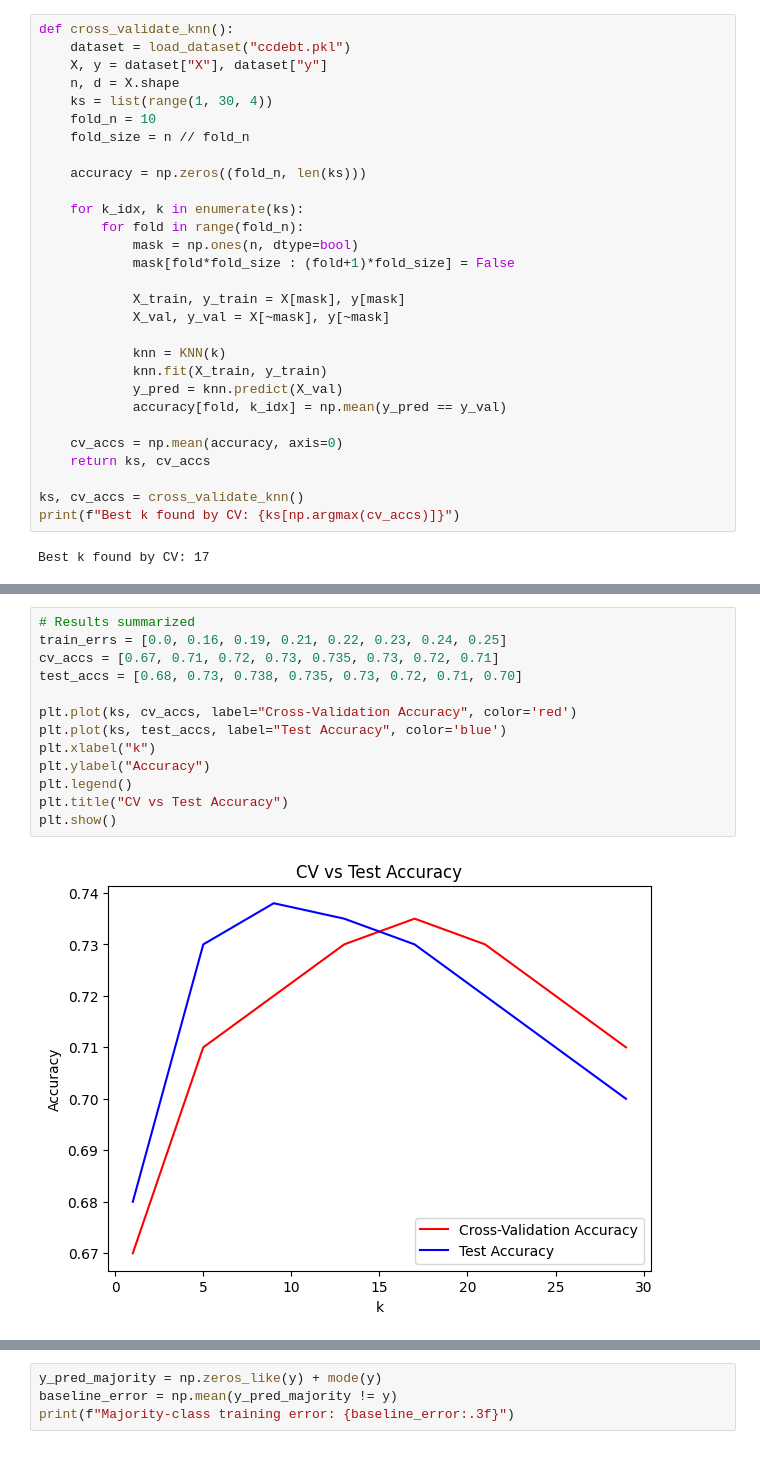
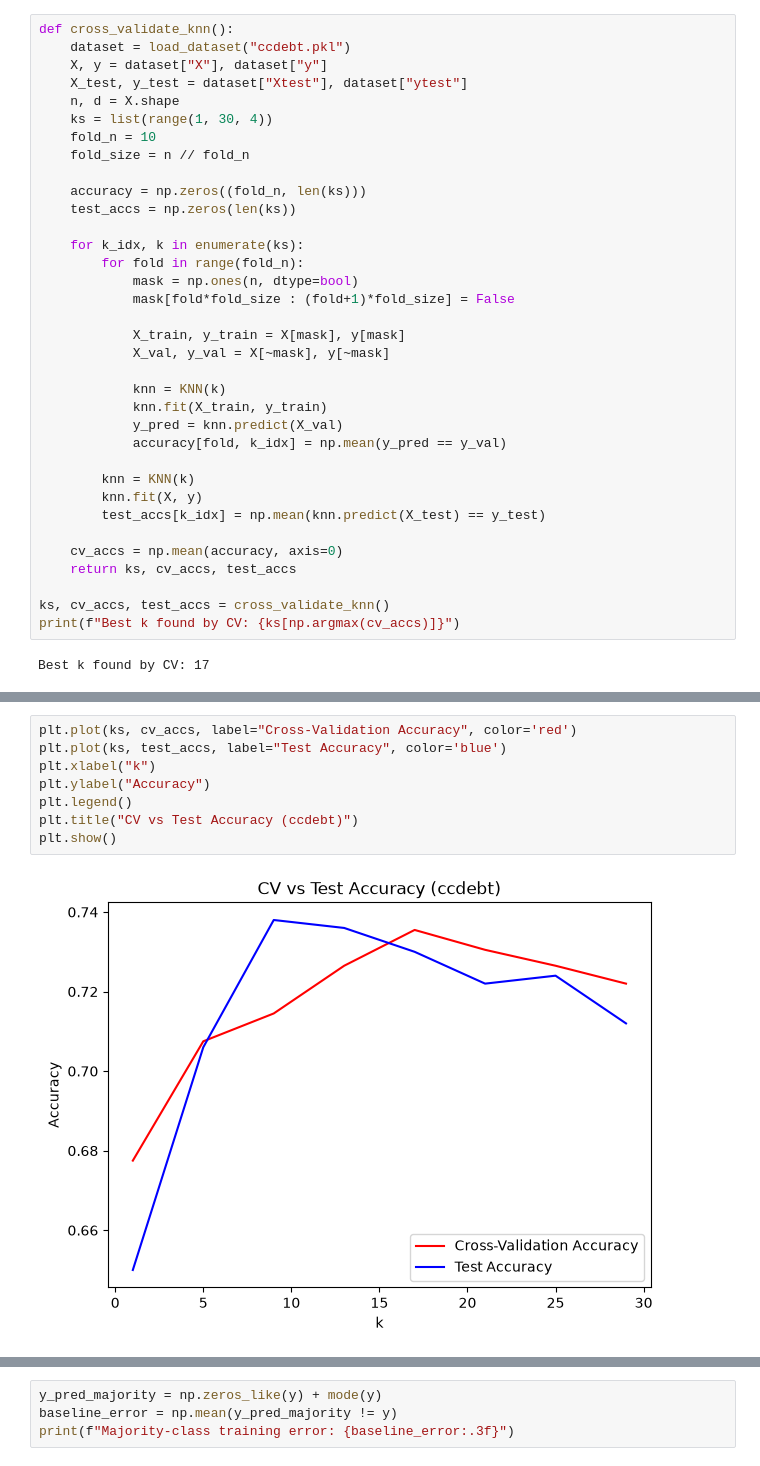
Before and after one commit to HamedHeli/ml-from-scratch, a Jupyter notebook: notebooks/ml-from-scratch.ipynb, the cells around one changed output, grey strips where cells are left out. Saved outputs shown, nothing was run; the diff lists cells and outputs as text.

```diff
--- a/notebooks/ml-from-scratch.ipynb
+++ b/notebooks/ml-from-scratch.ipynb
@@ -269,12 +243,14 @@ Implementing a manual data partitioning framework to evaluate unbiased validatio
 def cross_validate_knn():
     dataset = load_dataset("ccdebt.pkl")
     X, y = dataset["X"], dataset["y"]
+    X_test, y_test = dataset["Xtest"], dataset["ytest"]
     n, d = X.shape
     ks = list(range(1, 30, 4))
     fold_n = 10
     fold_size = n // fold_n
 
     accuracy = np.zeros((fold_n, len(ks)))
+    test_accs = np.zeros(len(ks))
 
     for k_idx, k in enumerate(ks):
         for fold in range(fold_n):
@@ -289,10 +265,14 @@ def cross_validate_knn():
             y_pred = knn.predict(X_val)
             accuracy[fold, k_idx] = np.mean(y_pred == y_val)
 
+        knn = KNN(k)
+        knn.fit(X, y)
+        test_accs[k_idx] = np.mean(knn.predict(X_test) == y_test)
+
     cv_accs = np.mean(accuracy, axis=0)
-    return ks, cv_accs
+    return ks, cv_accs, test_accs
 
-ks, cv_accs = cross_validate_knn()
+ks, cv_accs, test_accs = cross_validate_knn()
 print(f"Best k found by CV: {ks[np.argmax(cv_accs)]}")
 # %% [output]
 Best k found by CV: 17
@@ -302,15 +281,10 @@ Plotting cross-validation outcomes against test accuracies to map out performanc
 # %%
-# Results summarized
-train_errs = [0.0, 0.16, 0.19, 0.21, 0.22, 0.23, 0.24, 0.25]
-cv_accs = [0.67, 0.71, 0.72, 0.73, 0.735, 0.73, 0.72, 0.71]
-test_accs = [0.68, 0.73, 0.738, 0.735, 0.73, 0.72, 0.71, 0.70]
-
 plt.plot(ks, cv_accs, label="Cross-Validation Accuracy", color='red')
 plt.plot(ks, test_accs, label="Test Accuracy", color='blue')
 plt.xlabel("k")
 plt.ylabel("Accuracy")
 plt.legend()
-plt.title("CV vs Test Accuracy")
+plt.title("CV vs Test Accuracy (ccdebt)")
 plt.show()
 # %% [output]
-[figure, old version]
+[figure, new version]
```
Also changed, not shown: parts of 86 cells of this notebook, 11 other files.
